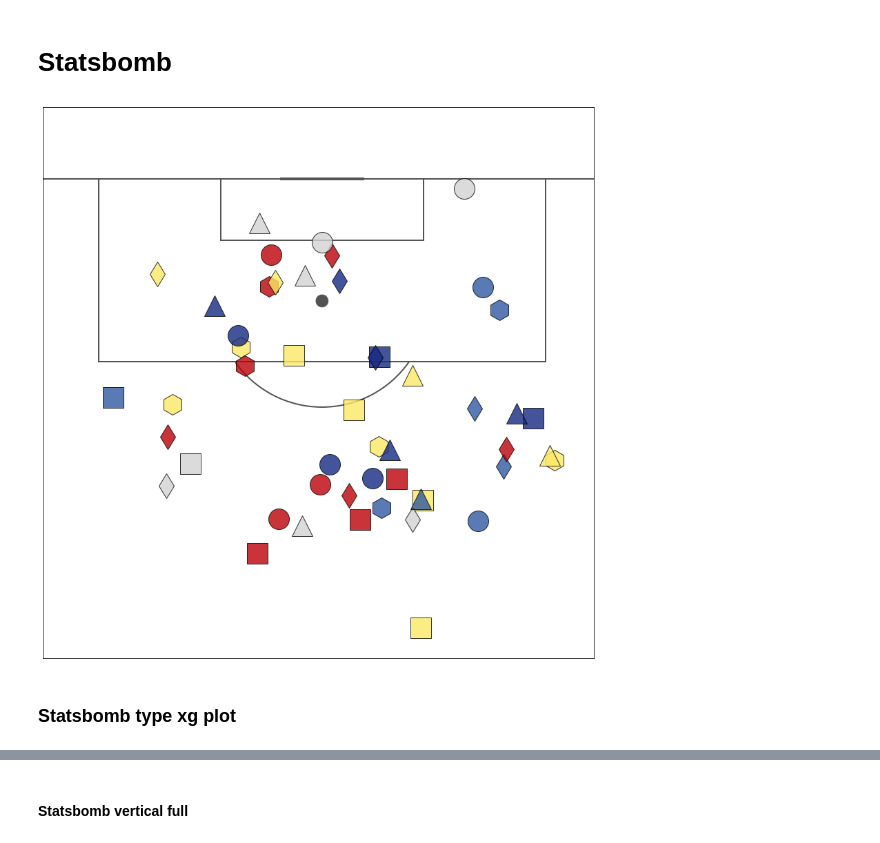
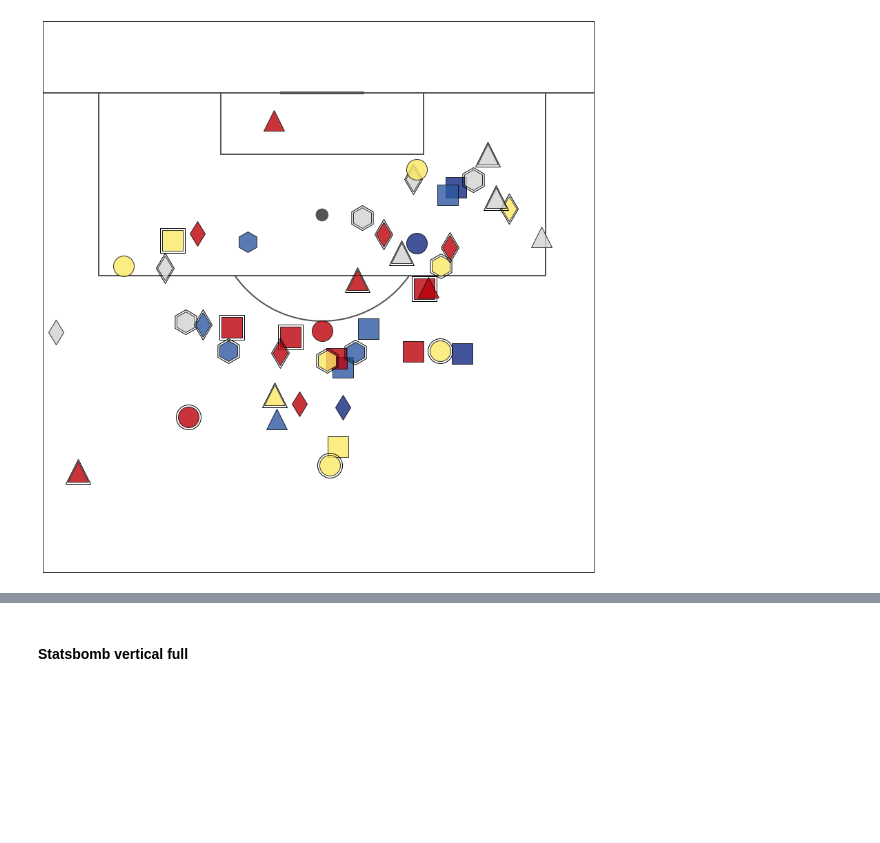
Before and after one commit to andrewRowlinson/mplsoccer, a Jupyter notebook: mplsoccer/demo.ipynb, the cells around one changed output, grey strips where cells are left out. Saved outputs shown, nothing was run; the diff lists cells and outputs as text; code cells hidden in the pictures; blank space fills up the shorter version.

Commit message:
improved statsbomb xg demo include goal outline

```diff
--- a/mplsoccer/demo.ipynb
+++ b/mplsoccer/demo.ipynb
@@ -27,2 +13,0 @@ fig.set_tight_layout(True)
-# %% [markdown]
-# Statsbomb
@@ -38,26 +14,35 @@ color_type = np.random.choice(colors,50)
 # %%
 figsize = 820/72
 pad = 1/72
+markers = ['s','h','d','^','o']
+marker_type = np.random.choice(markers,size=50)
+colors = ['#152982','#2f59a1','#fce865','#d3d3d3','#bc010a']
+color_type = np.random.choice(colors,50)
+goal_type = np.random.choice([True,False],50)
 pitch = Pitch(pitch_type='statsbomb',orientation='vertical',view='half',layout=(1,1),pitch_color='white',
               line_color='#535353',figsize=(figsize,figsize),goal_type='line',axis=True,tight_layout=True,
               xpad=(-12.51,-13.25),ypad=(-12.82,7.06))
 fig, ax = pitch.draw()
 for i in range(5):
     marker = markers[i]
     x_marker = x[marker_type==marker]
     y_marker = y[marker_type==marker]
     color_marker = color_type[marker_type==marker]
+    goal_marker = goal_type[marker_type==marker]
+    x_marker_goal = x_marker[goal_marker]
+    y_marker_goal = y_marker[goal_marker]
     if marker == 'd':
         markersize = 25
     else:
         markersize = 30
+    pitch.scatter(x_marker_goal, y_marker_goal,marker=marker, markersize=markersize+6,
+                  markerfacecolor="None",markeredgecolor='black',linestyle='None',linewidth=1,ax_num=0)
     for color in colors:
         x_marker_color = x_marker[color_marker==color]
         y_marker_color = y_marker[color_marker==color]
         pitch.scatter(x_marker_color,y_marker_color, marker=marker, c=color,markersize=markersize,
                       markeredgecolor='black',alpha=0.8,linestyle='None',ax_num=0)
+
 #fig.savefig('statsbomb.png',pad_inches=pad,bbox_inches='tight')
 # %% [output]
-[figure, old version]
+[figure, new version]
-# %% [markdown]
-### Statsbomb type xg plot
```
Also changed, not shown: parts of 30 cells of this notebook.
